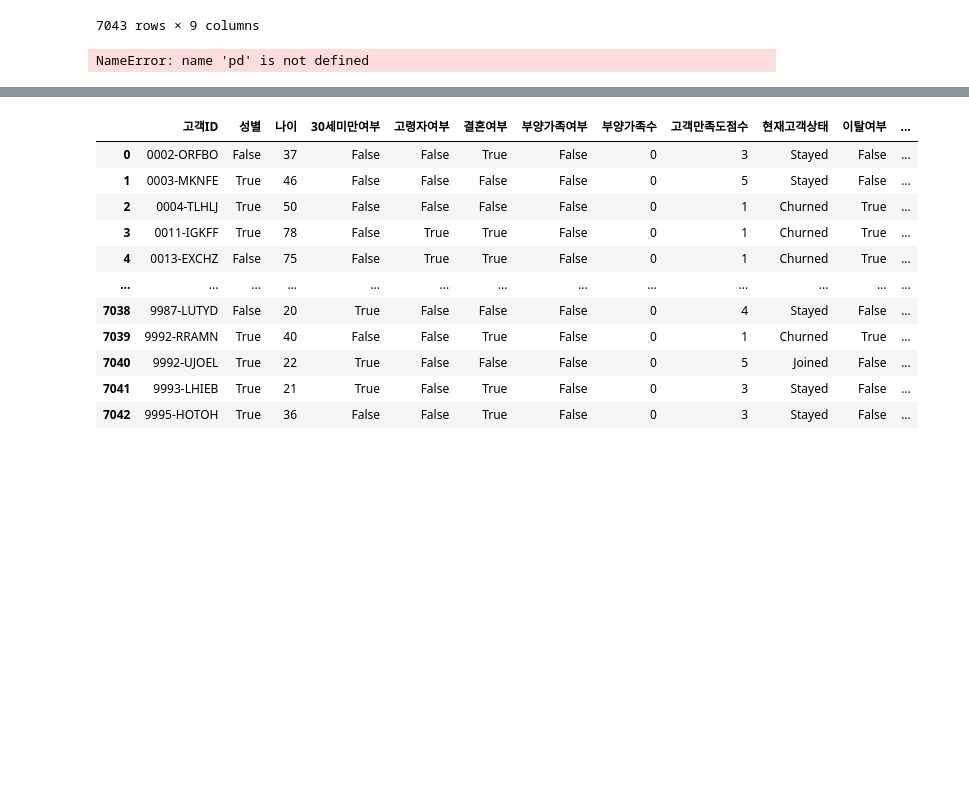
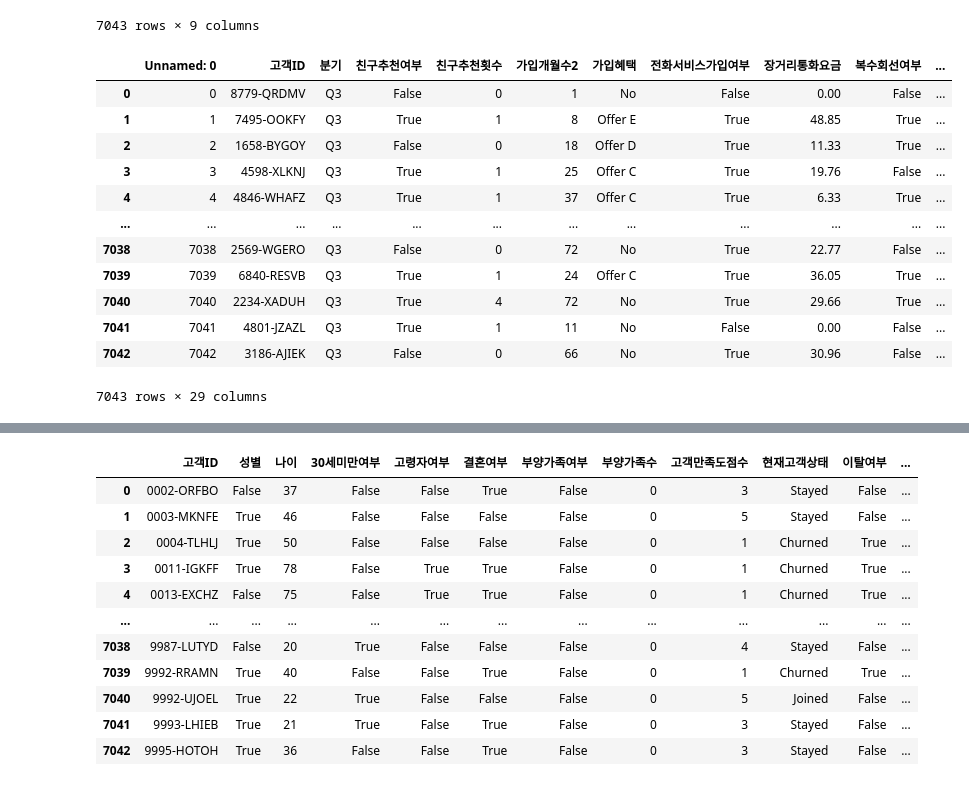
Before and after one commit to Blche/midproject_8, a Jupyter notebook: members/문세희/이탈률 감소방향_가입개월수, 계약기간.ipynb, the cells around one changed output, grey strips where cells are left out. Drawn from its saved outputs; the diff is of its cells as text; code cells hidden in the pictures; blank space fills up the shorter version.

```diff
--- a/members/문세희/이탈률 감소방향_가입개월수, 계약기간.ipynb
+++ b/members/문세희/이탈률 감소방향_가입개월수, 계약기간.ipynb
@@ -155,6 +156,19 @@ status
 status = status.drop(['분기','이탈위험점수','이탈유형','이탈사유'], axis=1)
 # %%
 # 라희님 작업한 services
-services = pd.read_csv('data/services_data.csv')
+services = pd.read_csv('data/services_data.csv', encoding='euc-kr')
+services
 # %% [output]
+|  | Unnamed: 0 | 고객ID | 분기 | 친구추천여부 | 친구추천횟수 | 가입개월수2 | 가입혜택 | 전화서비스가입여부 | 장거리통화요금 | 복수회선여부 | ... |
+| 0 | 0 | 8779-QRDMV | Q3 | False | 0 | 1 | No | False | 0.00 | False | ... |
+| 1 | 1 | 7495-OOKFY | Q3 | True | 1 | 8 | Offer E | True | 48.85 | True | ... |
+| 2 | 2 | 1658-BYGOY | Q3 | False | 0 | 18 | Offer D | True | 11.33 | True | ... |
+| 3 | 3 | 4598-XLKNJ | Q3 | True | 1 | 25 | Offer C | True | 19.76 | False | ... |
+| 4 | 4 | 4846-WHAFZ | Q3 | True | 1 | 37 | Offer C | True | 6.33 | True | ... |
+| ... | ... | ... | ... | ... | ... | ... | ... | ... | ... | ... | ... |
+| 7038 | 7038 | 2569-WGERO | Q3 | False | 0 | 72 | No | True | 22.77 | False | ... |
+| 7039 | 7039 | 6840-RESVB | Q3 | True | 1 | 24 | Offer C | True | 36.05 | True | ... |
+| 7040 | 7040 | 2234-XADUH | Q3 | True | 4 | 72 | No | True | 29.66 | True | ... |
+| 7041 | 7041 | 4801-JZAZL | Q3 | True | 1 | 11 | No | False | 0.00 | False | ... |
+| 7042 | 7042 | 3186-AJIEK | Q3 | False | 0 | 66 | No | True | 30.96 | False | ... |
-NameError: name 'pd' is not defined
+7043 rows × 29 columns
```
Also changed, not shown: parts of 21 cells of this notebook, 1 other file.
